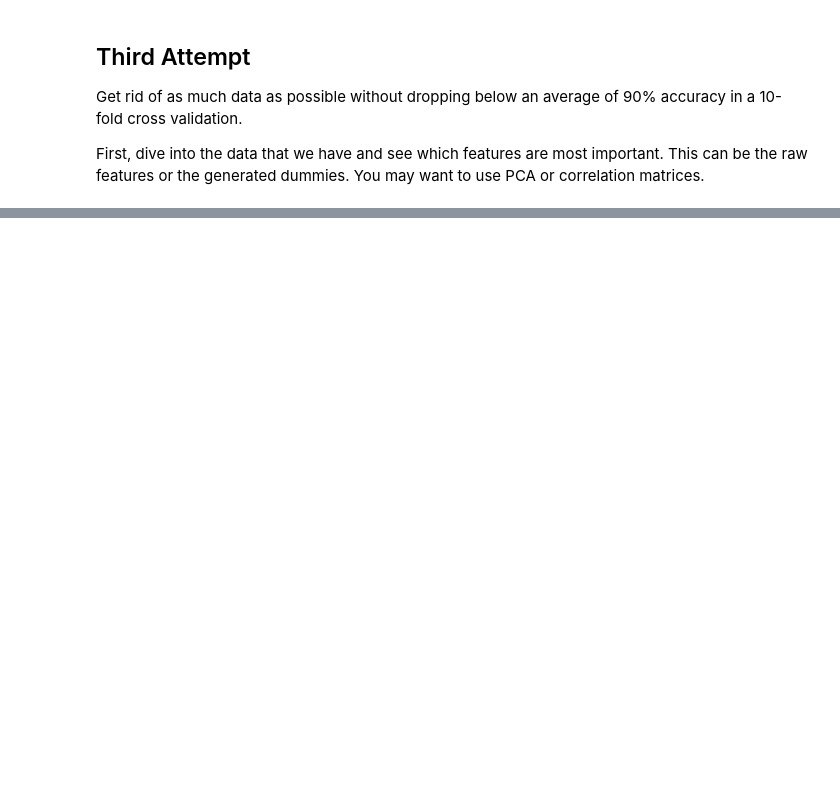
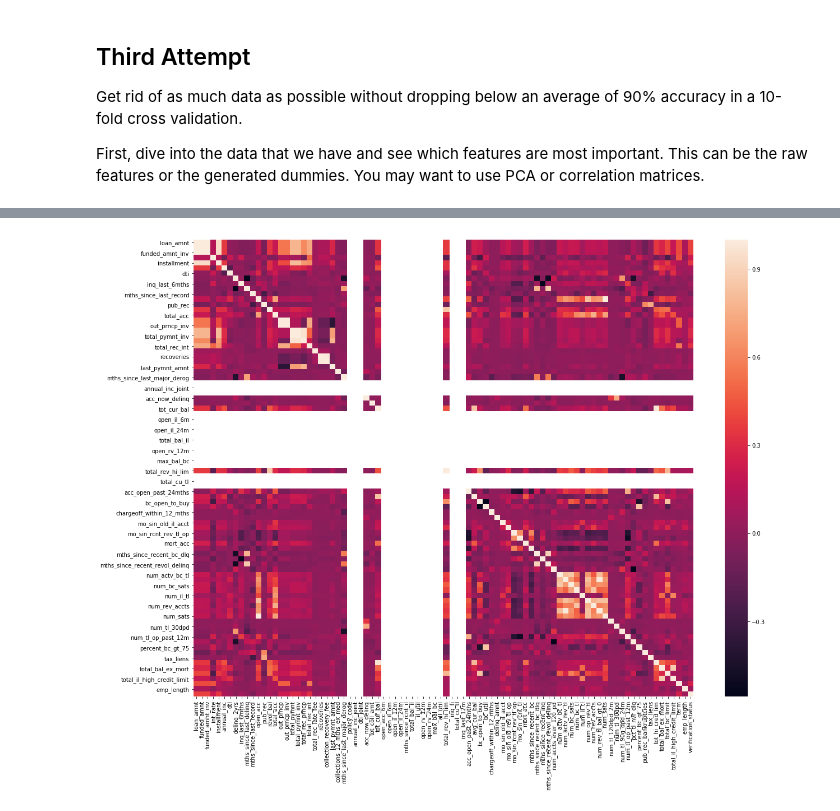
Before and after one commit to esthersweon/thinkful, a Jupyter notebook: main/unit_3/lesson_2_project_5.ipynb, the cells around one changed output, grey strips where cells are left out. Drawn from its saved outputs; the diff is of its cells as text; code cells hidden in the pictures; blank space fills up the shorter version.

```diff
--- a/main/unit_3/lesson_2_project_5.ipynb
+++ b/main/unit_3/lesson_2_project_5.ipynb
@@ -98,8 +181,9 @@ df.head()
 # %%
-# TODO: make plot larger
-plt.figure(figsize=(20,10))
+plt.figure(figsize=(20,15))
 sns.heatmap(df.corr())
 plt.show()
+# %% [output]
+[figure, added]
 # %%
 from sklearn.decomposition import PCA
 
```
Also changed, not shown: parts of 14 cells of this notebook, 1 other file.
